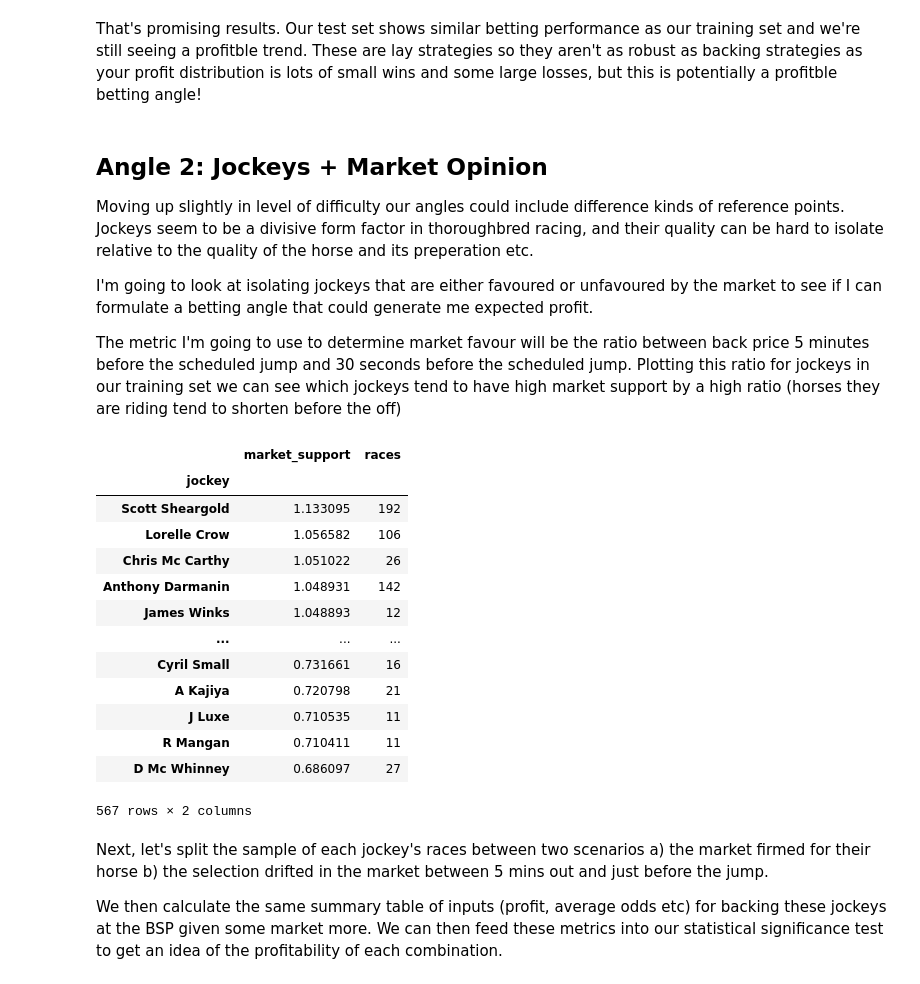
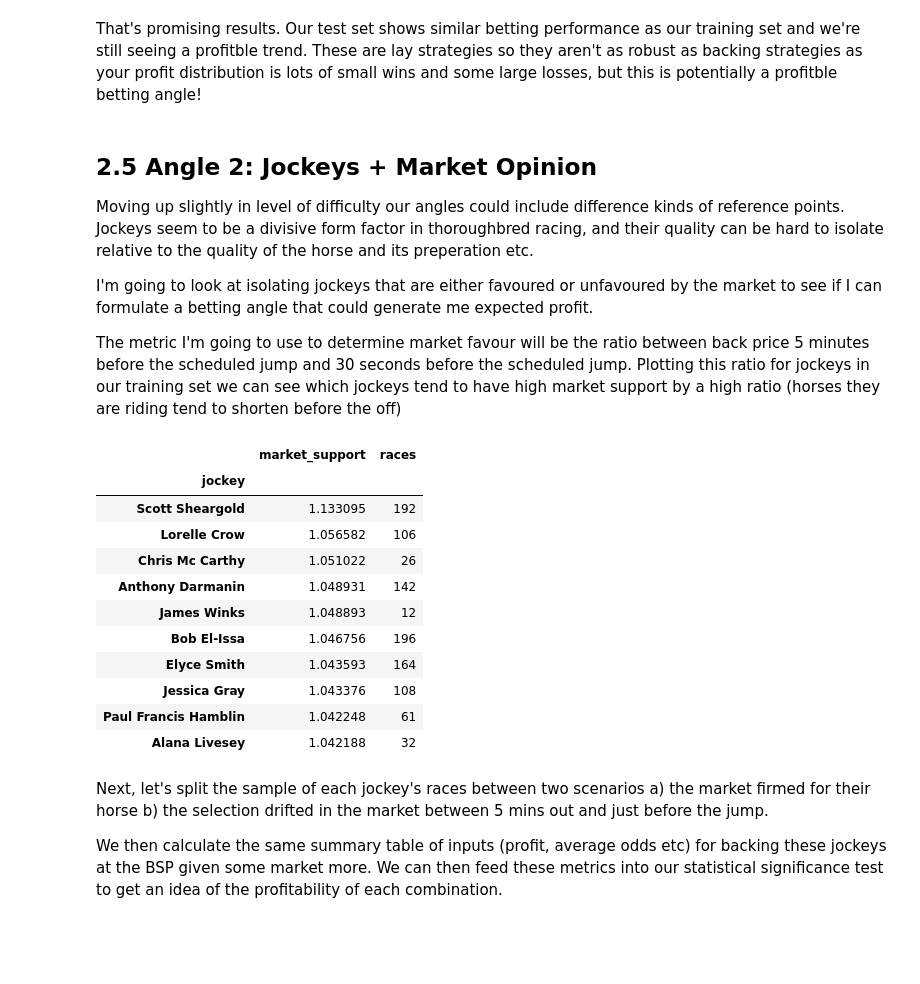
Before and after one commit to TMBish/bfStreamTutorials, a Jupyter notebook: 02-angles/article/angles.ipynb, the cells around one changed output. Drawn from its saved outputs; the diff is of its cells as text; code cells hidden in the pictures; blank space fills up the shorter version.

```diff
--- a/02-angles/article/angles.ipynb
+++ b/02-angles/article/angles.ipynb
@@ -730,7 +730,7 @@ bet_eval_metrics(test_TDB_bestLay)
 # %% [markdown]
 That's promising results. Our test set shows similar betting performance as our training set and we're still seeing a profitble trend. These are lay strategies so they aren't as robust as backing strategies as your profit distribution is lots of small wins and some large losses, but this is potentially a profitble betting angle!
 # %% [markdown]
-## Angle 2: Jockeys + Market Opinion
+## 2.5 Angle 2: Jockeys + Market Opinion
 
 Moving up slightly in level of difficulty our angles could include difference kinds of reference points. Jockeys seem to be a divisive form factor in thoroughbred racing, and their quality can be hard to isolate relative to the quality of the horse and its preperation etc.
 
@@ -740,28 +740,27 @@ The metric I'm going to use to determine market favour will be the ratio between
 # %%
 (
     dfTrain
     .assign(market_support=lambda x: x['wap_5m'] / x['wap_30s'])
     .assign(races=1)
     .groupby('jockey')
     .agg({'market_support': 'mean', 'races': 'count'})
     .query('races > 10')
     .sort_values('market_support', ascending = False)
+    .head()
 )
 # %% [output]
 |  | market_support | races |
 | jockey |  |  |
 | Scott Sheargold | 1.133095 | 192 |
 | Lorelle Crow | 1.056582 | 106 |
 | Chris Mc Carthy | 1.051022 | 26 |
 | Anthony Darmanin | 1.048931 | 142 |
 | James Winks | 1.048893 | 12 |
-| ... | ... | ... |
-| Cyril Small | 0.731661 | 16 |
-| A Kajiya | 0.720798 | 21 |
-| J Luxe | 0.710535 | 11 |
-| R Mangan | 0.710411 | 11 |
-| D Mc Whinney | 0.686097 | 27 |
+| Bob El-Issa | 1.046756 | 196 |
+| Elyce Smith | 1.043593 | 164 |
+| Jessica Gray | 1.043376 | 108 |
+| Paul Francis Hamblin | 1.042248 | 61 |
+| Alana Livesey | 1.042188 | 32 |
-567 rows × 2 columns
 # %% [markdown]
 Next, let's split the sample of each jockey's races between two scenarios a) the market firmed for their horse b) the selection drifted in the market between 5 mins out and just before the jump.
 
```
Also changed, not shown: parts of 12 cells of this notebook.
